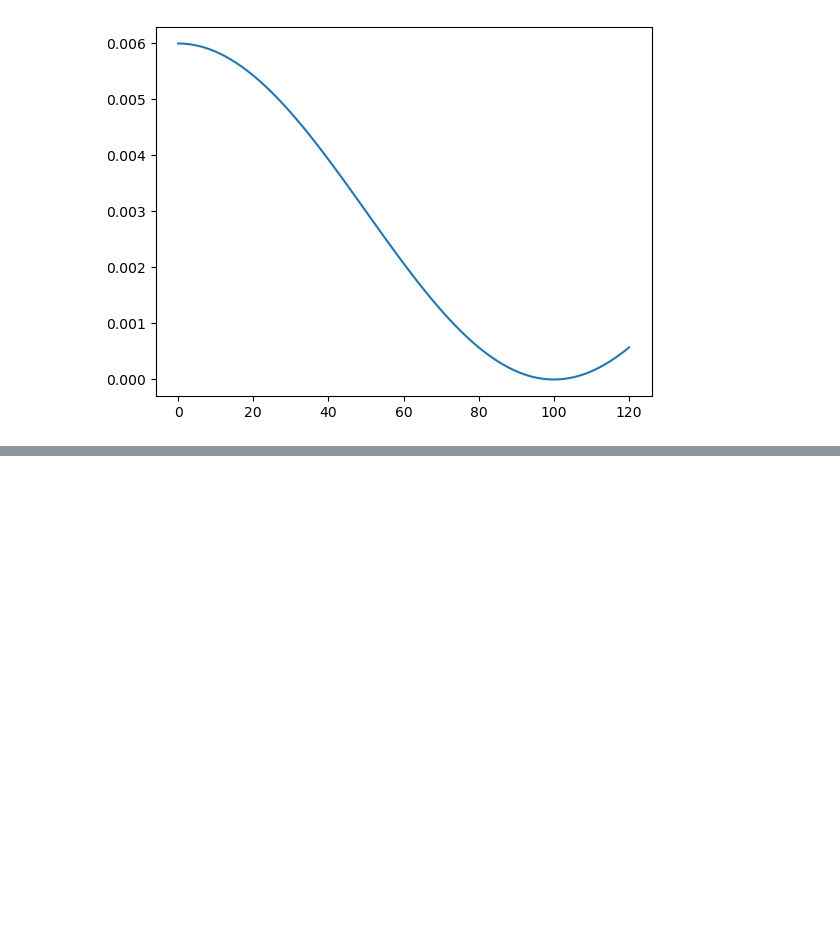
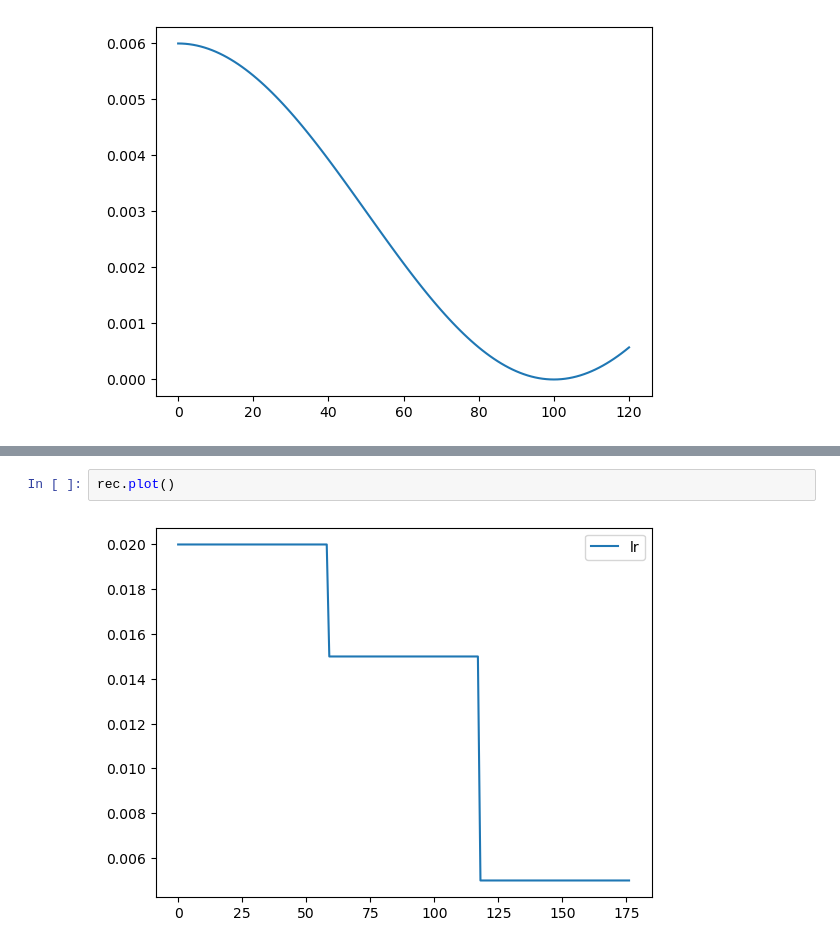
Before and after one commit to bachaudhry/FastAI-22-23, a Jupyter notebook: course_part_2/12_accelerated_SGD.ipynb, the cells around one changed output, grey strips where cells are left out. Drawn from its saved outputs; the diff is of its cells as text; blank space fills up the shorter version.

```diff
--- a/course_part_2/12_accelerated_SGD.ipynb
+++ b/course_part_2/12_accelerated_SGD.ipynb
@@ -424,0 +525,4 @@ sched_lrs(sched, 120)
+# %%
+rec.plot()
+# %% [output]
+[figure, added]
```
Also changed, not shown: parts of 13 cells of this notebook.
